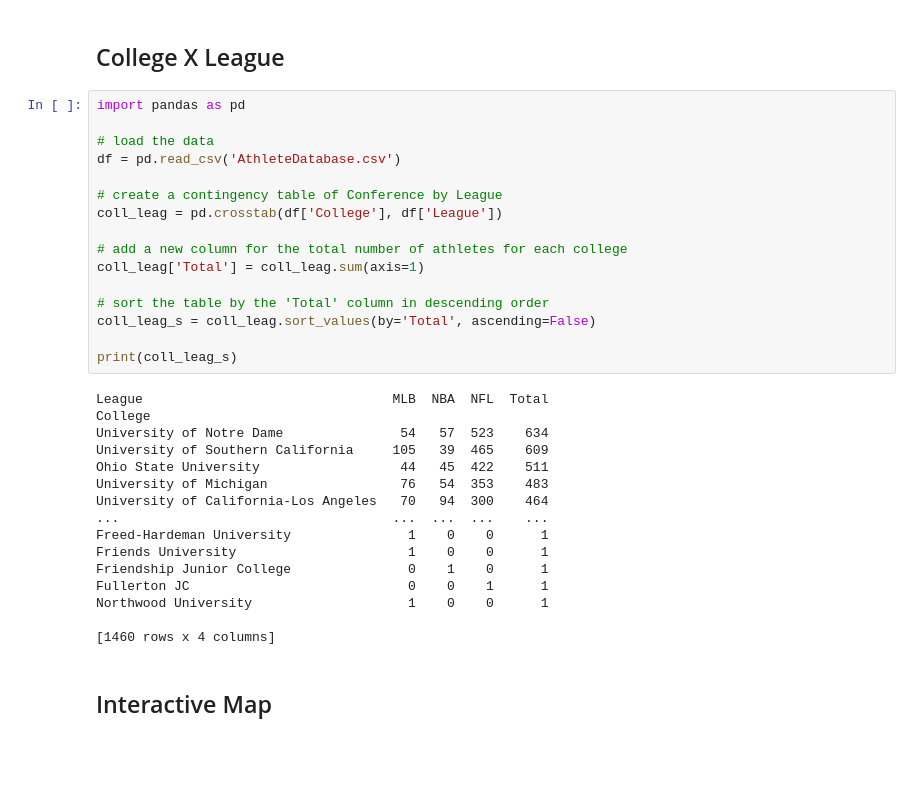
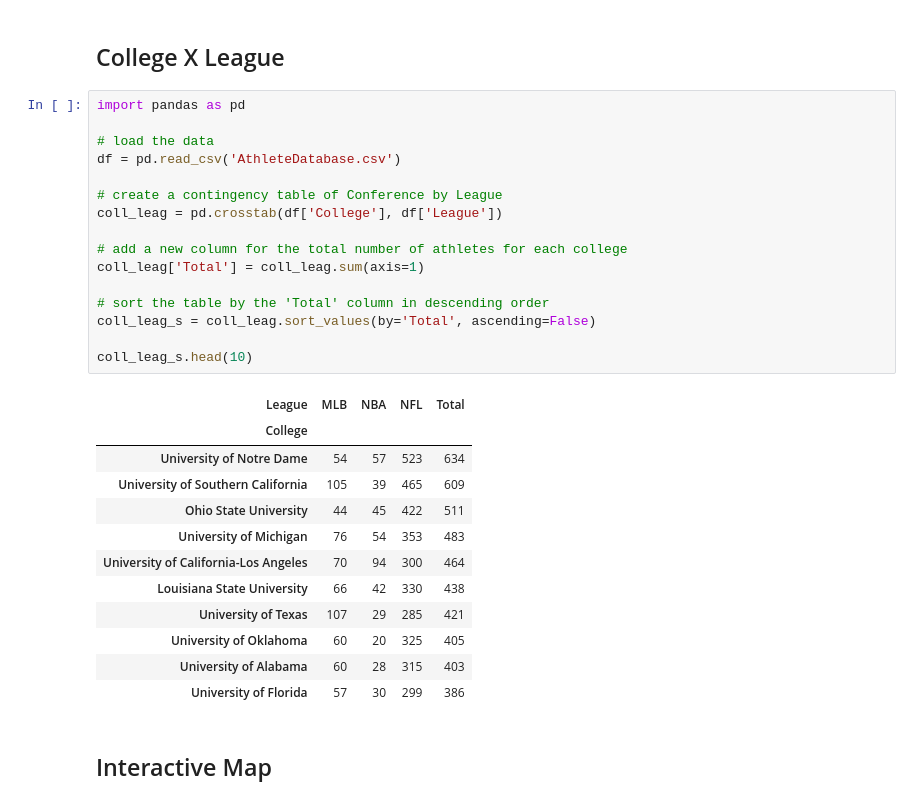
Before and after one commit to bradymonks/NWMSU-Capstone-Project, a Jupyter notebook: EDA.ipynb, the cells around one changed output. Saved outputs shown, nothing was run; the diff lists cells and outputs as text; blank space fills up the shorter version.

```diff
--- a/EDA.ipynb
+++ b/EDA.ipynb
@@ -303,35 +303,32 @@ state_leag_s.head(51)
 # %%
 import pandas as pd
 
 # load the data
 df = pd.read_csv('AthleteDatabase.csv')
 
 # create a contingency table of Conference by League
 coll_leag = pd.crosstab(df['College'], df['League'])
 
 # add a new column for the total number of athletes for each college
 coll_leag['Total'] = coll_leag.sum(axis=1)
 
 # sort the table by the 'Total' column in descending order
 coll_leag_s = coll_leag.sort_values(by='Total', ascending=False)
 
-print(coll_leag_s)
+coll_leag_s.head(10)
 # %% [output]
-League                                MLB  NBA  NFL  Total
-College
-University of Notre Dame               54   57  523    634
-University of Southern California     105   39  465    609
-Ohio State University                  44   45  422    511
-University of Michigan                 76   54  353    483
-University of California-Los Angeles   70   94  300    464
-...                                   ...  ...  ...    ...
-Freed-Hardeman University               1    0    0      1
-Friends University                      1    0    0      1
-Friendship Junior College               0    1    0      1
-Fullerton JC                            0    0    1      1
-Northwood University                    1    0    0      1
-
-[1460 rows x 4 columns]
+| League | MLB | NBA | NFL | Total |
+| College |  |  |  |  |
+| University of Notre Dame | 54 | 57 | 523 | 634 |
+| University of Southern California | 105 | 39 | 465 | 609 |
+| Ohio State University | 44 | 45 | 422 | 511 |
+| University of Michigan | 76 | 54 | 353 | 483 |
+| University of California-Los Angeles | 70 | 94 | 300 | 464 |
+| Louisiana State University | 66 | 42 | 330 | 438 |
+| University of Texas | 107 | 29 | 285 | 421 |
+| University of Oklahoma | 60 | 20 | 325 | 405 |
+| University of Alabama | 60 | 28 | 315 | 403 |
+| University of Florida | 57 | 30 | 299 | 386 |
 # %% [markdown]
 ## Interactive Map
 # %%
```
Also changed, not shown: parts of 6 cells of this notebook, 5 other files.
